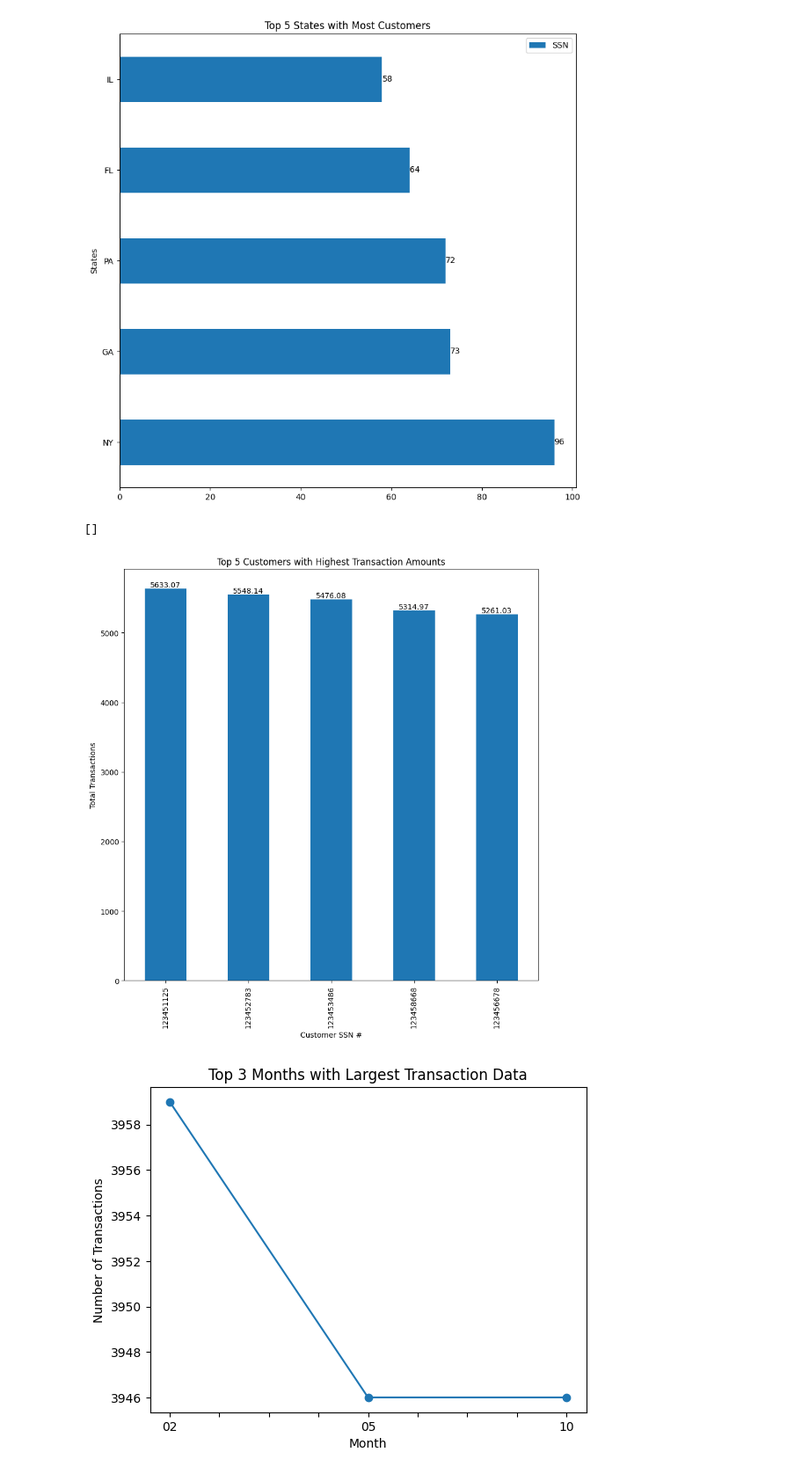
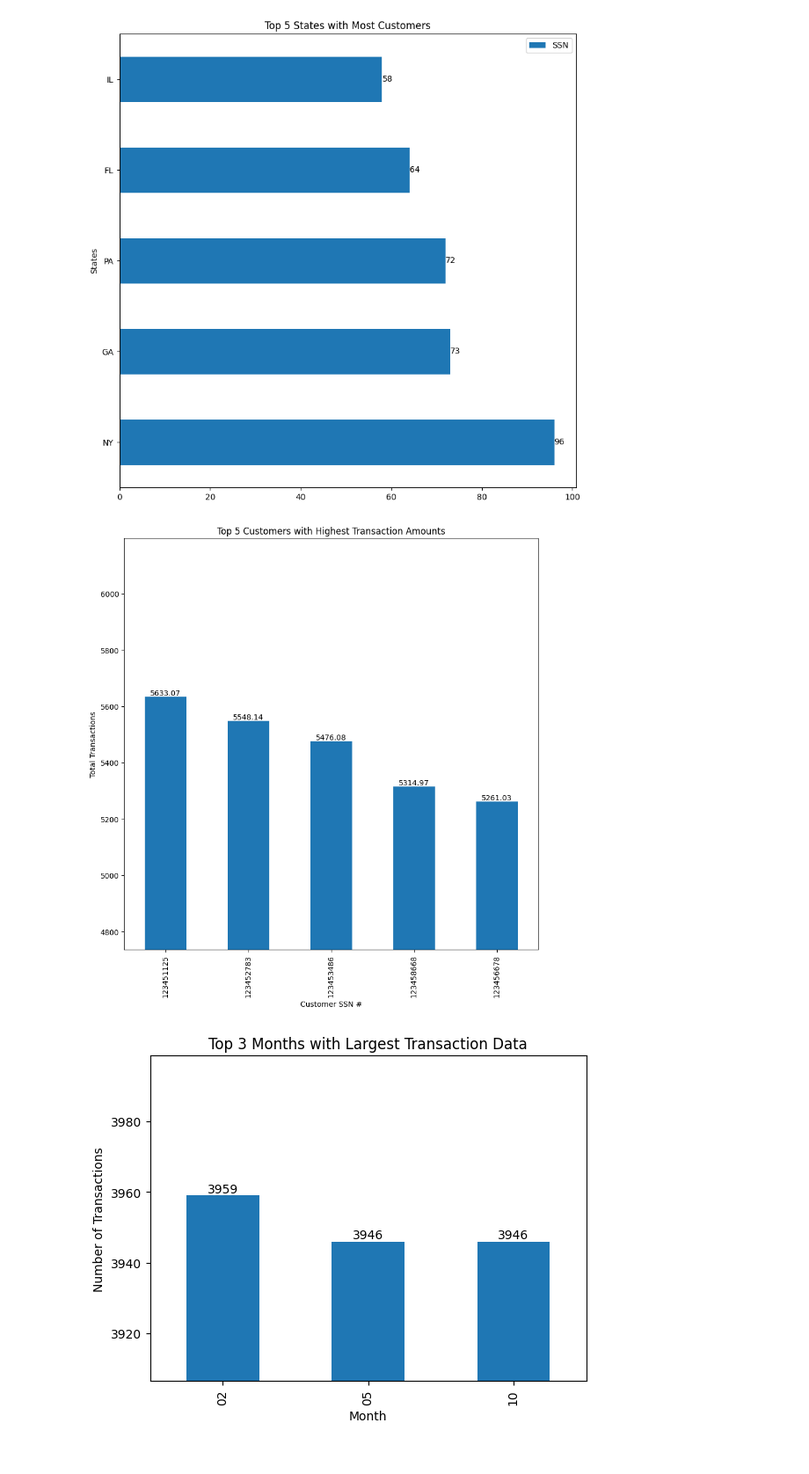
Before and after one commit to Cosdaman/PSCS-LoanAndCredit, a Jupyter notebook: Data_Visualization.ipynb, the cells around one changed output. Shown at 88% size. Drawn from its saved outputs; the diff is of its cells as text; code cells hidden in the pictures.

Commit message:
added last graph

```diff
--- a/Data_Visualization.ipynb
+++ b/Data_Visualization.ipynb
@@ -73,25 +73,34 @@ highestTransaction_plot = pandas_cc_df.head().plot(kind='bar',
 
 highestTransaction_plot.bar_label(highestTransaction_plot.containers[0])
 
-plt.plot()
+plt.ylim([min(pandas_cc_df.head())*0.90,
+         max(pandas_cc_df.head())*1.10])
+
+plt.show()
 # %% [output]
-[]
-[figure, old version]
+[figure, new version]
 # %%
 # Find and plot the top three months with the largest transaction data.
 pandas_cc_df = cc_df.toPandas()
 
 pandas_cc_df['MONTH'] = pandas_cc_df['TIMEID'].str[4:6]
 
 pandas_cc_df = pandas_cc_df.groupby(
     'MONTH')['TRANSACTION_VALUE'].count().sort_values(ascending=False).head(3).sort_index()
 
-month_plot = pandas_cc_df.plot(marker='o',
+month_plot = pandas_cc_df.plot(kind='bar',
                                title='Top 3 Months with Largest Transaction Data',
                                xlabel='Month',
                                ylabel='Number of Transactions')
+
+month_plot.bar_label(month_plot.containers[0])
+
+plt.ylim([min(pandas_cc_df)*0.99,
+         max(pandas_cc_df)*1.01])
+
+plt.show()
 # %% [output]
-[figure, old version]
+[figure, new version]
 # %%
 # Find and plot which branch processed the highest total dollar value of healthcare transactions.
 pandas_cc_df = cc_df.toPandas()
```
Also changed, not shown: parts of 1 cell of this notebook.
